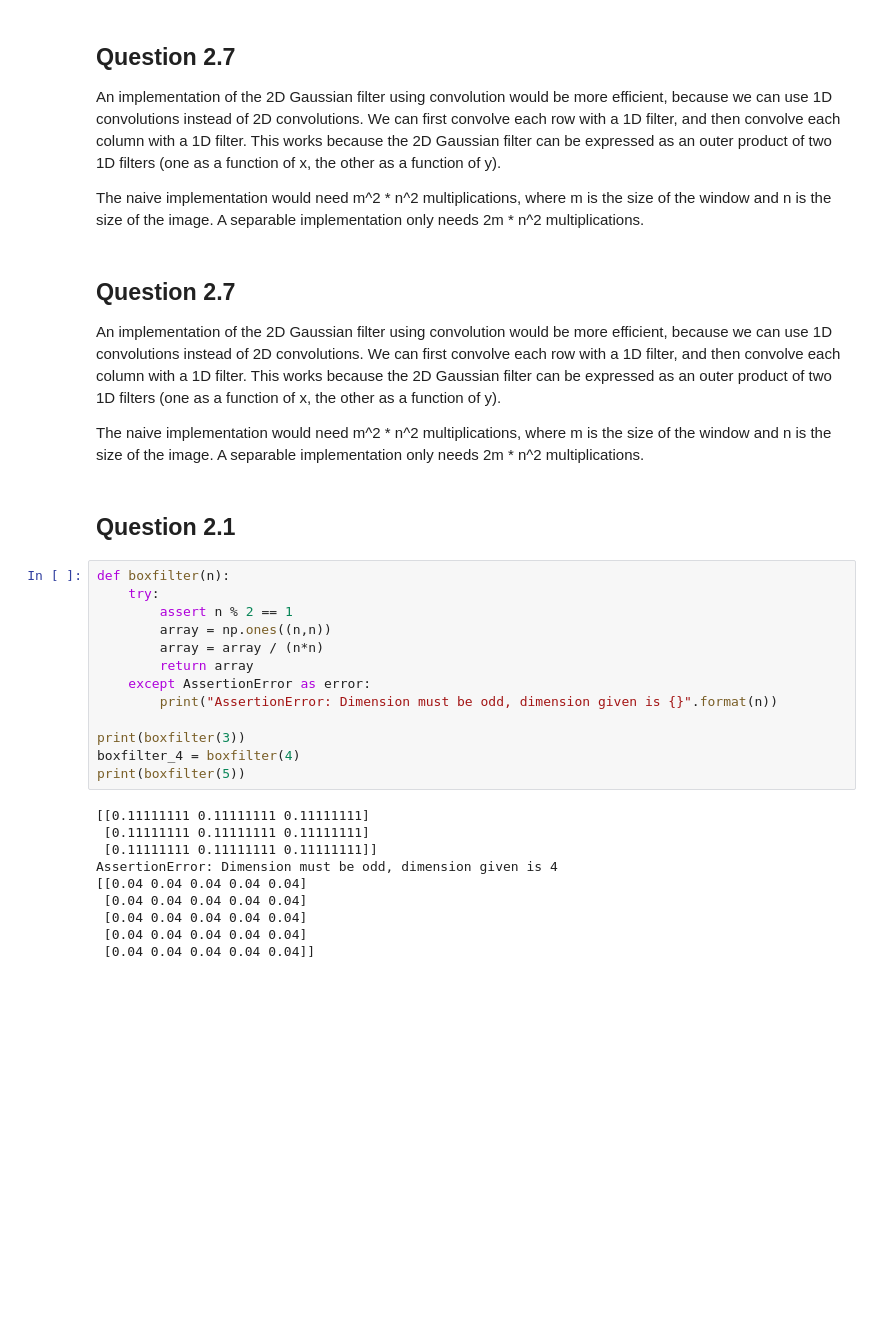
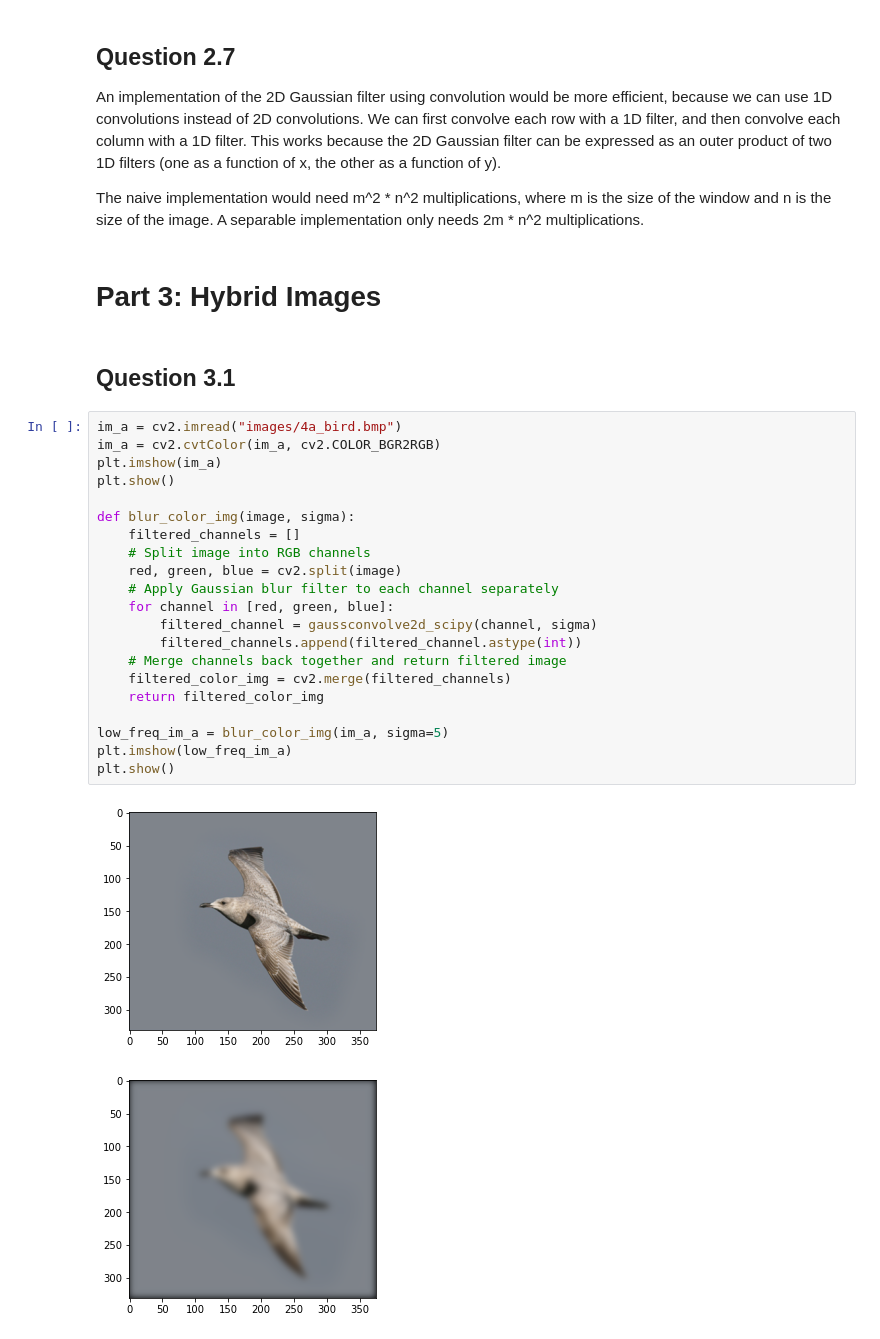
Before and after one commit to ricky-ma/CPSC425-Computer-Vision, a Jupyter notebook: A1/Assignment1.ipynb, the cells around one changed output. Cells and saved outputs as stored; diff of their text form; blank space fills up the shorter version.

Commit message:
Finished question 3+4

```diff
--- a/A1/Assignment1.ipynb
+++ b/A1/Assignment1.ipynb
@@ -138,34 +186,32 @@ print("SciPy implementation runtime: {} seconds".format(duration_scipy))
 An implementation of the 2D Gaussian filter using convolution would be more efficient, because we can use 1D convolutions instead of 2D convolutions. We can first convolve each row with a 1D filter, and then convolve each column with a 1D filter. This works because the 2D Gaussian filter can be expressed as an outer product of two 1D filters (one as a function of x, the other as a function of y).
 
 The naive implementation would need m^2 * n^2 multiplications, where m is the size of the window and n is the size of the image. A separable implementation only needs 2m * n^2 multiplications.
-# %% [markdown]
-## Question 2.7
-An implementation of the 2D Gaussian filter using convolution would be more efficient, because we can use 1D convolutions instead of 2D convolutions. We can first convolve each row with a 1D filter, and then convolve each column with a 1D filter. This works because the 2D Gaussian filter can be expressed as an outer product of two 1D filters (one as a function of x, the other as a function of y).
-
-The naive implementation would need m^2 * n^2 multiplications, where m is the size of the window and n is the size of the image. A separable implementation only needs 2m * n^2 multiplications.
+# %% [markdown]
+# Part 3: Hybrid Images
 # %% [markdown]
-## Question 2.1
+## Question 3.1
-# %%
-def boxfilter(n):
-    try:
-        assert n % 2 == 1
-        array = np.ones((n,n))
-        array = array / (n*n)
-        return array
-    except AssertionError as error:
-        print("AssertionError: Dimension must be odd, dimension given is {}".format(n))
-
-print(boxfilter(3))
-boxfilter_4 = boxfilter(4)
-print(boxfilter(5))
-# %% [output]
-[[0.11111111 0.11111111 0.11111111]
- [0.11111111 0.11111111 0.11111111]
- [0.11111111 0.11111111 0.11111111]]
-AssertionError: Dimension must be odd, dimension given is 4
-[[0.04 0.04 0.04 0.04 0.04]
- [0.04 0.04 0.04 0.04 0.04]
- [0.04 0.04 0.04 0.04 0.04]
- [0.04 0.04 0.04 0.04 0.04]
- [0.04 0.04 0.04 0.04 0.04]]
+# %%
+im_a = cv2.imread("images/4a_bird.bmp")
+im_a = cv2.cvtColor(im_a, cv2.COLOR_BGR2RGB)
+plt.imshow(im_a)
+plt.show()
+
+def blur_color_img(image, sigma):
+    filtered_channels = []
+    # Split image into RGB channels
+    red, green, blue = cv2.split(image)
+    # Apply Gaussian blur filter to each channel separately
+    for channel in [red, green, blue]:
+        filtered_channel = gaussconvolve2d_scipy(channel, sigma)
+        filtered_channels.append(filtered_channel.astype(int))
+    # Merge channels back together and return filtered image
+    filtered_color_img = cv2.merge(filtered_channels)
+    return filtered_color_img
+
+low_freq_im_a = blur_color_img(im_a, sigma=5)
+plt.imshow(low_freq_im_a)
+plt.show()
+# %% [output]
+[figure, added]
+[figure, added]
 # %% [markdown]
```
Also changed, not shown: parts of 25 cells of this notebook, 15 other files.
